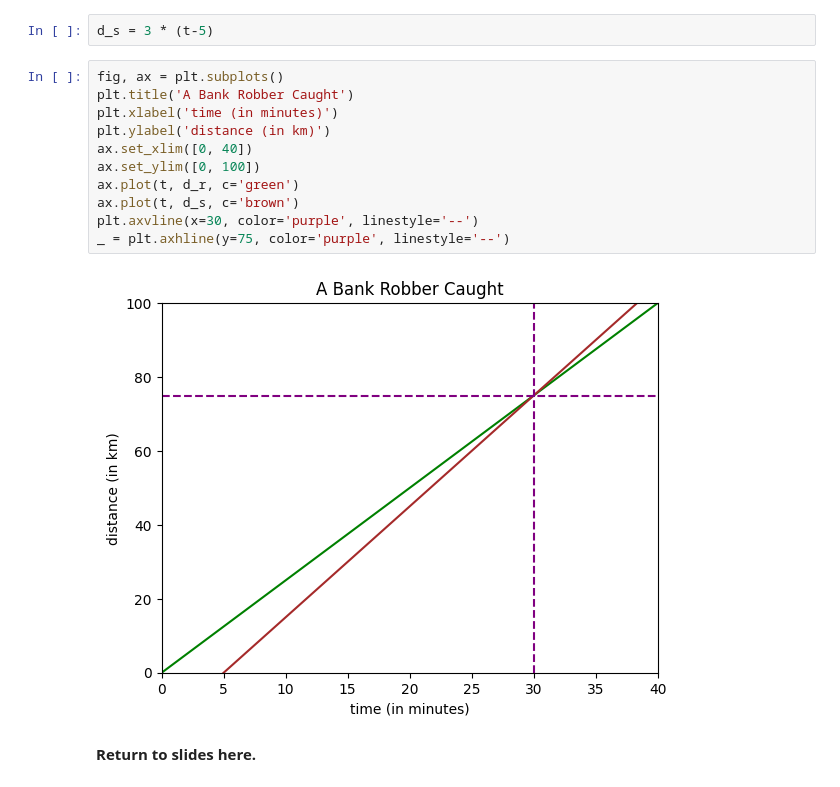
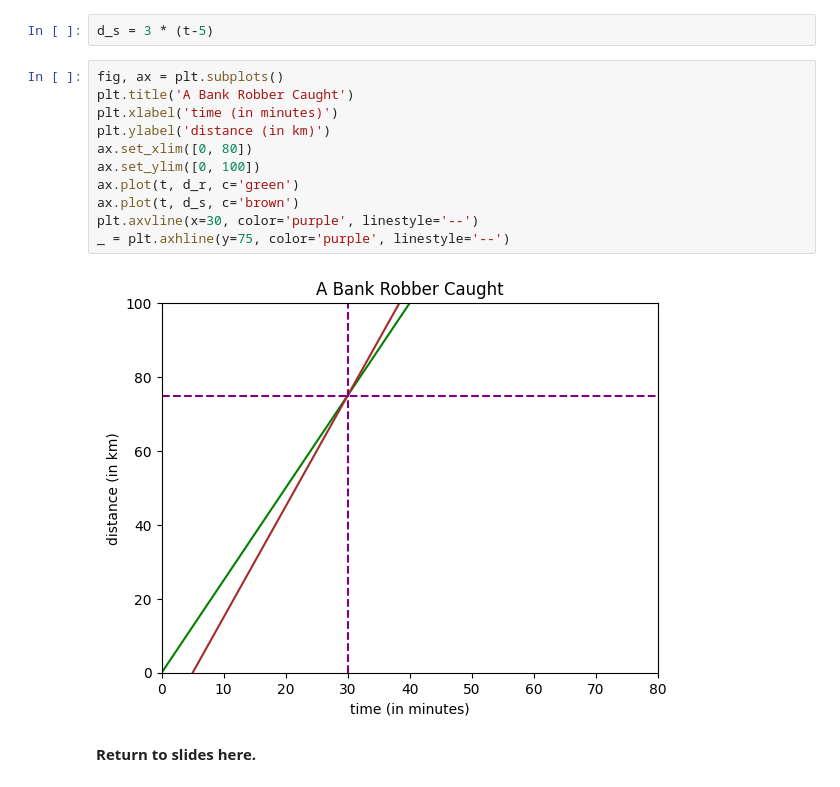
Before and after one commit to jayendra363/ML-foundations, a Jupyter notebook: notebooks/1-intro-to-linear-algebra.ipynb, the cells around one changed output. Saved outputs shown, nothing was run; the diff lists cells and outputs as text.

```diff
--- a/notebooks/1-intro-to-linear-algebra.ipynb
+++ b/notebooks/1-intro-to-linear-algebra.ipynb
@@ -71,16 +71,16 @@ d_s = 3 * (t-5)
 # %%
 fig, ax = plt.subplots()
 plt.title('A Bank Robber Caught')
 plt.xlabel('time (in minutes)')
 plt.ylabel('distance (in km)')
-ax.set_xlim([0, 40])
+ax.set_xlim([0, 80])
 ax.set_ylim([0, 100])
 ax.plot(t, d_r, c='green')
 ax.plot(t, d_s, c='brown')
 plt.axvline(x=30, color='purple', linestyle='--')
 _ = plt.axhline(y=75, color='purple', linestyle='--')
 # %% [output]
-[figure, old version]
+[figure, new version]
 # %% [markdown]
 **Return to slides here.**
 # %% [markdown]
```
